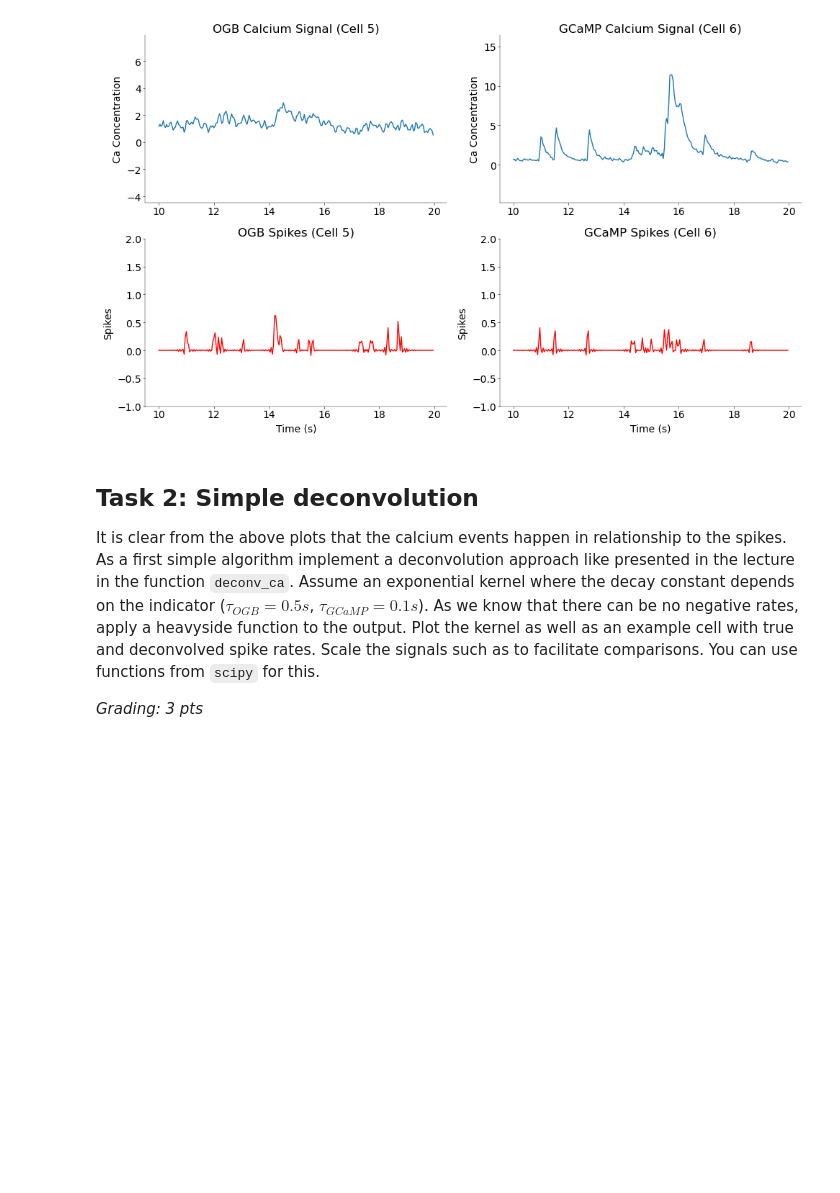
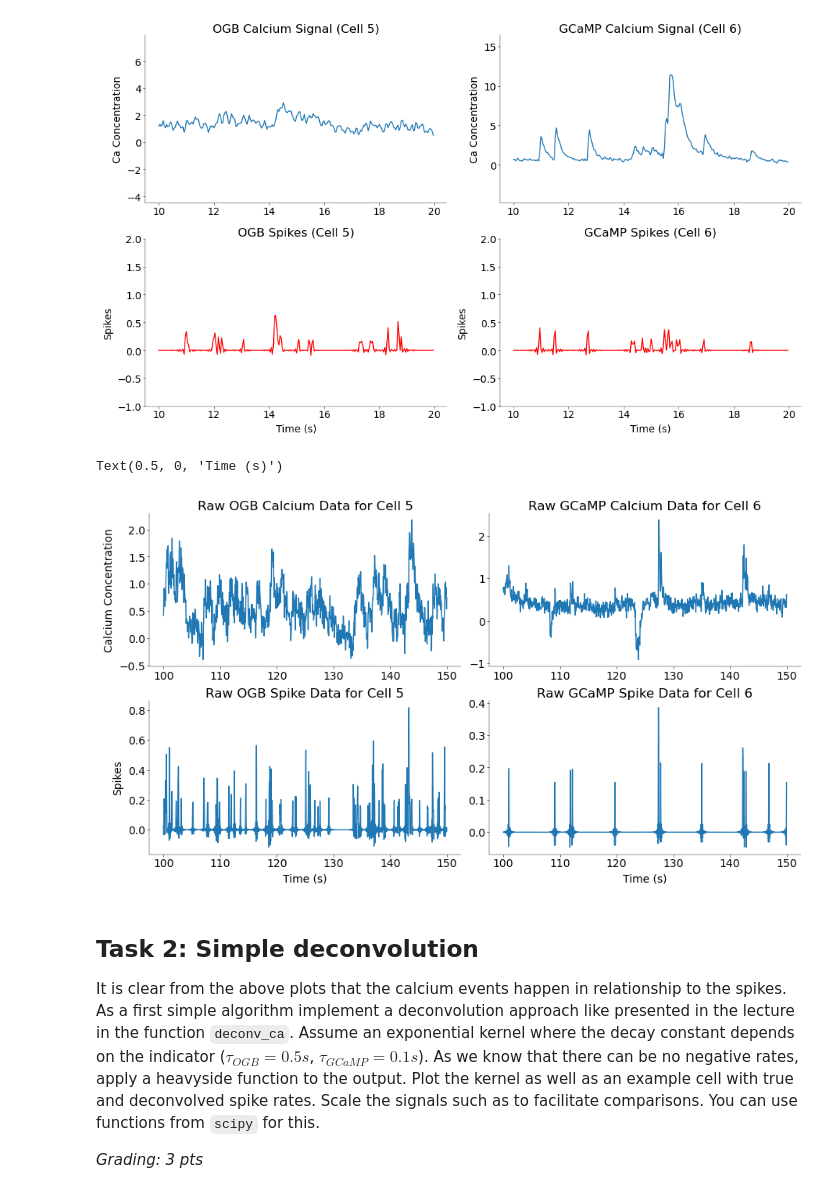
Before and after one commit to madhavi2104/Neural_Data_Science, a Jupyter notebook: CL3/CodingLab3 (1).ipynb, the cells around one changed output. Saved outputs shown, nothing was run; the diff lists cells and outputs as text; code cells hidden in the pictures; blank space fills up the shorter version.

```diff
--- a/CL3/CodingLab3 (1).ipynb
+++ b/CL3/CodingLab3 (1).ipynb
@@ -177,6 +177,41 @@ plt.tight_layout()
 plt.show()
 # %% [output]
 [figure]
+# %%
+fig, axs = plt.subplots(2, 2, figsize=(9, 5), layout="constrained")
+
+hz = 25
+t_start = 100 * hz
+t_end = 150 * hz
+ogb_cell = 5
+gcamp_cell = 6
+
+X = np.linspace(t_start // hz, t_end // hz, (t_end - t_start))
+
+# ----------------------------
+# Plot raw calcium data (1 pt)
+# ----------------------------
+axs[0, 0].plot(X, ogb_calcium_resampled.iloc[t_start:t_end, ogb_cell])
+axs[0, 0].set_title("Raw OGB Calcium Data for Cell 5")
+axs[0, 0].set_ylabel("Calcium Concentration")
+
+axs[1, 0].plot(X, ogb_spikes_resampled.iloc[t_start:t_end, ogb_cell])
+axs[1, 0].set_title("Raw OGB Spike Data for Cell 5")
+axs[1, 0].set_ylabel("Spikes")
+axs[1, 0].set_xlabel("Time (s)")
+
+# --------------------------
+# Plot raw spike data (1 pt)
+# --------------------------
+axs[0, 1].plot(X, gcamp_calcium_resampled.iloc[t_start:t_end, gcamp_cell])
+axs[0, 1].set_title("Raw GCaMP Calcium Data for Cell 6")
+
+axs[1, 1].plot(X, gcamp_spikes_resampled.iloc[t_start:t_end, gcamp_cell])
+axs[1, 1].set_title("Raw GCaMP Spike Data for Cell 6")
+axs[1, 1].set_xlabel("Time (s)")
+# %% [output]
+Text(0.5, 0, 'Time (s)')
+[figure, added]
 # %% [markdown]
 ## Task 2: Simple deconvolution
 
```
Also changed, not shown: parts of 13 cells of this notebook.
